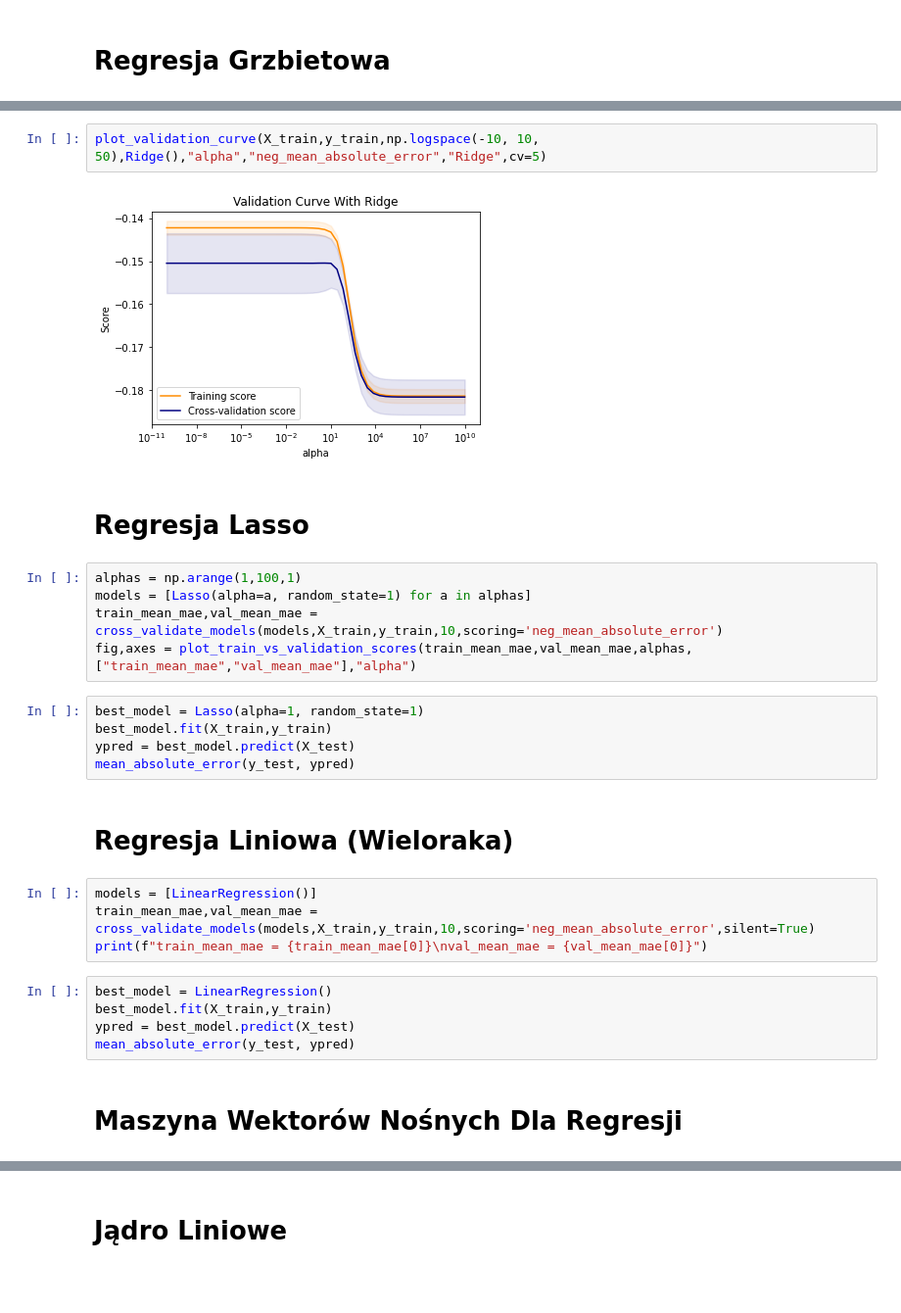
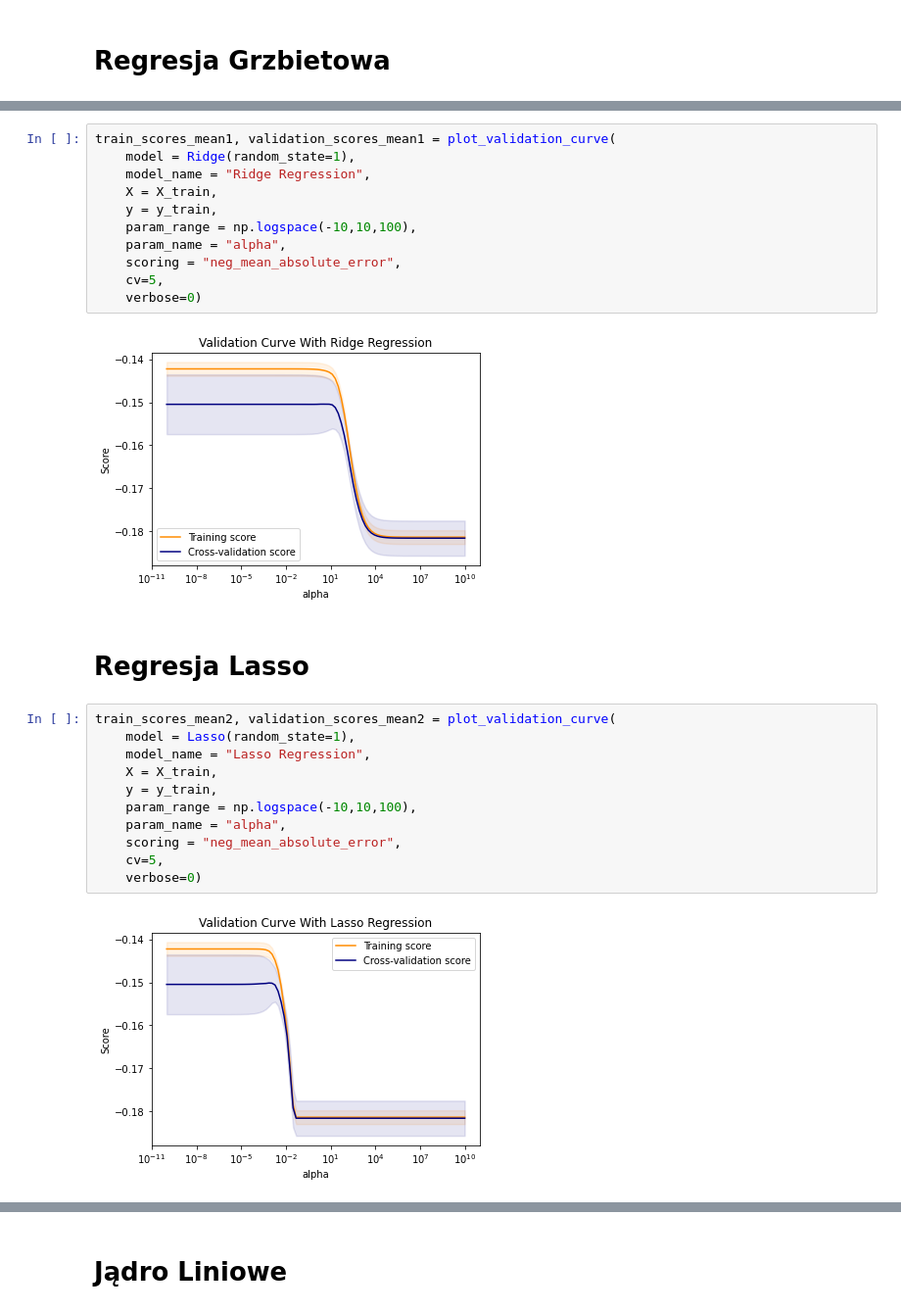
Before and after one commit to matlaczj/Predictive-Modeling-for-Student-Alcohol-Consumption, a Jupyter notebook: Projekt/projekt.ipynb, the cells around one changed output, grey strips where cells are left out. Shown at 98% size. Drawn from its saved outputs; the diff is of its cells as text; blank space fills up the shorter version.

Commit message:
użycie plot_validation_curve
redukcja kodu i poprawa jakości badań dzięki nowej funkcji plot_validation_curve

```diff
--- a/Projekt/projekt.ipynb
+++ b/Projekt/projekt.ipynb
@@ -166,29 +98,28 @@ def plot_validation_curve(X,y,param_range,model,param_name,scoring,model_name,cv
 # %%
-plot_validation_curve(X_train,y_train,np.logspace(-10, 10, 50),Ridge(),"alpha","neg_mean_absolute_error","Ridge",cv=5)
+train_scores_mean1, validation_scores_mean1 = plot_validation_curve(
+    model = Ridge(random_state=1),
+    model_name = "Ridge Regression",
+    X = X_train,
+    y = y_train,
+    param_range = np.logspace(-10,10,100),
+    param_name = "alpha",
+    scoring = "neg_mean_absolute_error",
+    cv=5,
+    verbose=0)
 # %% [output]
-[figure, old version]
+[figure, new version]
 # %% [markdown]
 # Regresja Lasso
-# %%
-alphas = np.arange(1,100,1)
-models = [Lasso(alpha=a, random_state=1) for a in alphas]
-train_mean_mae,val_mean_mae = cross_validate_models(models,X_train,y_train,10,scoring='neg_mean_absolute_error')
-fig,axes = plot_train_vs_validation_scores(train_mean_mae,val_mean_mae,alphas,["train_mean_mae","val_mean_mae"],"alpha")
-# %%
-best_model = Lasso(alpha=1, random_state=1)
-best_model.fit(X_train,y_train)
-ypred = best_model.predict(X_test)
-mean_absolute_error(y_test, ypred)
-# %% [markdown]
-# Regresja Liniowa (Wieloraka)
-# %%
-models = [LinearRegression()]
-train_mean_mae,val_mean_mae = cross_validate_models(models,X_train,y_train,10,scoring='neg_mean_absolute_error',silent=True)
-print(f"train_mean_mae = {train_mean_mae[0]}\nval_mean_mae = {val_mean_mae[0]}")
-# %%
-best_model = LinearRegression()
-best_model.fit(X_train,y_train)
-ypred = best_model.predict(X_test)
-mean_absolute_error(y_test, ypred)
-# %% [markdown]
-# Maszyna Wektorów Nośnych Dla Regresji
+# %%
+train_scores_mean2, validation_scores_mean2 = plot_validation_curve(
+    model = Lasso(random_state=1),
+    model_name = "Lasso Regression",
+    X = X_train,
+    y = y_train,
+    param_range = np.logspace(-10,10,100),
+    param_name = "alpha",
+    scoring = "neg_mean_absolute_error",
+    cv=5,
+    verbose=0)
+# %% [output]
+[figure, added]
```
Also changed, not shown: parts of 16 cells of this notebook, 1 other file.
